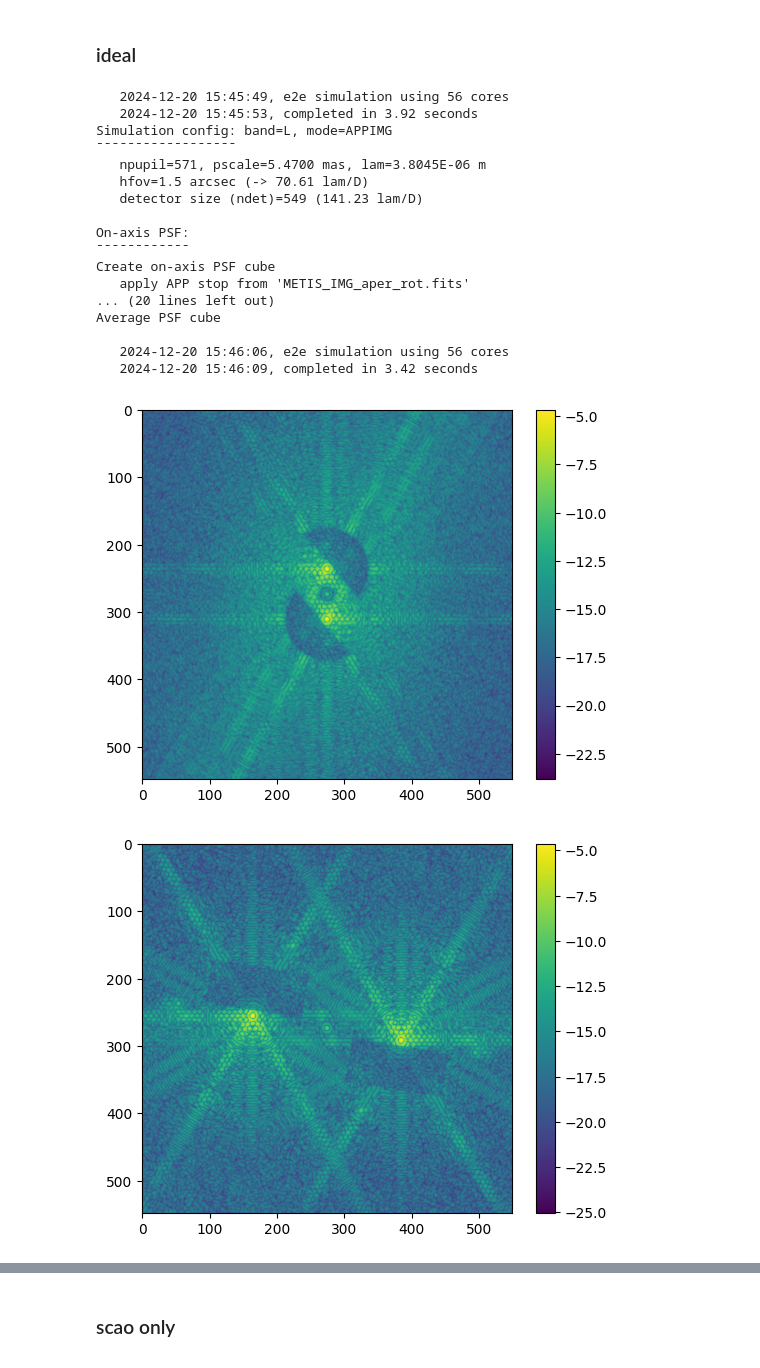
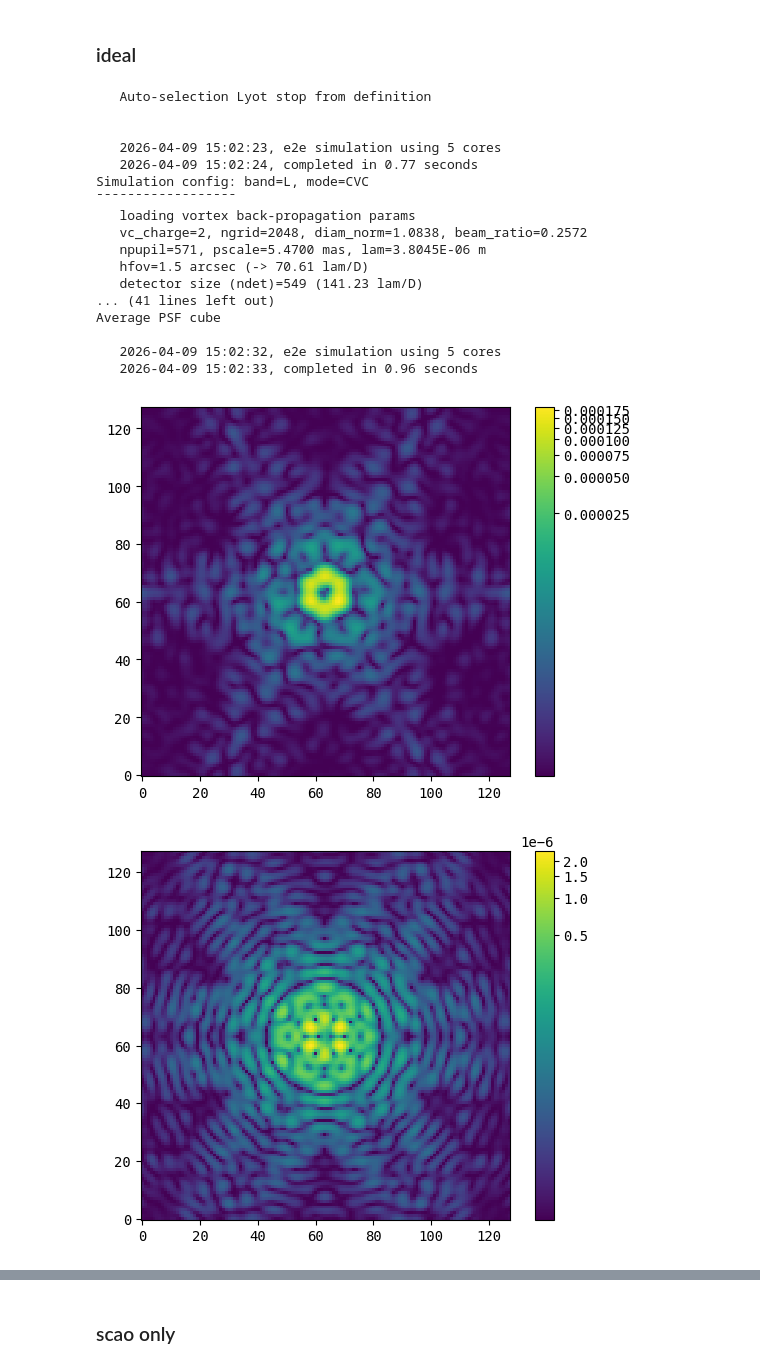
Before and after one commit to vortex-exoplanet/HEEPS, a Jupyter notebook: notebooks/hci_modes/long_exposure_psf.ipynb, the cells around one changed output, grey strips where cells are left out. Cells and saved outputs as stored; diff of their text form; code cells hidden in the pictures.

Commit message:
Update long exposure psf notebook

```diff
--- a/notebooks/hci_modes/long_exposure_psf.ipynb
+++ b/notebooks/hci_modes/long_exposure_psf.ipynb
@@ -8,10 +11,13 @@ import os.path
 # %%
 conf = dict(
-    dirout_root = 'output_files_oab',
+    dir_current = '$HOME/workspace/heeps_metis/',
+    dir_output = 'output_files',
     band = 'L',
     apo_drift = 0.02, # (% ptv)
     f_amp = 'wavefront/cbw/20221006/talbot/LM_rep_6_-0h30.fits',
+    # f_amp = 'wavefront/cbw/20260127/talbot/L_rep_1.fits',
     avg = True,
     hfov = 1.5,
     ngrid = 2048,
+    cpu_count=5
 )
@@ -70,31 +134,35 @@ def get_psfs(conf, outdir='', case='scao_only', modes=['APPIMG', 'APPLMS'], verb
 # %%
 conf.update(
     nframes_avg = 1,
-    f_pupil = 'pupil/ELT_fullM1_nov2024.fits',
+    nframes=1,
+    # f_pupil = 'pupil/ELT_fullM1_nov2024.fits',
     add_phase = False,
     add_apo_drift = False,
     add_amp = False,
     add_cl_vort = False,
 
 )
-get_psfs(conf, outdir='long_exp/ideal')
+get_psfs(conf, outdir='long_exp/ideal',
+         modes=['CVC', 'RAVC', 'APPIMG'],
+         ndet=128,
+         savefits=True)
 # %% [output]
-   2024-12-20 15:45:49, e2e simulation using 56 cores
-   2024-12-20 15:45:53, completed in 3.92 seconds
-Simulation config: band=L, mode=APPIMG
+   Auto-selection Lyot stop from definition
+
+
+   2026-04-09 15:02:23, e2e simulation using 5 cores
+   2026-04-09 15:02:24, completed in 0.77 seconds
+Simulation config: band=L, mode=CVC
 ‾‾‾‾‾‾‾‾‾‾‾‾‾‾‾‾‾‾
+   loading vortex back-propagation params
+   vc_charge=2, ngrid=2048, diam_norm=1.0838, beam_ratio=0.2572
    npupil=571, pscale=5.4700 mas, lam=3.8045E-06 m
    hfov=1.5 arcsec (-> 70.61 lam/D)
    detector size (ndet)=549 (141.23 lam/D)
-
-On-axis PSF:
-‾‾‾‾‾‾‾‾‾‾‾‾
-Create on-axis PSF cube
-   apply APP stop from 'METIS_IMG_aper_rot.fits'
-... (20 lines left out)
+... (41 lines left out)
 Average PSF cube
 
-   2024-12-20 15:46:06, e2e simulation using 56 cores
-   2024-12-20 15:46:09, completed in 3.42 seconds
+   2026-04-09 15:02:32, e2e simulation using 5 cores
+   2026-04-09 15:02:33, completed in 0.96 seconds
-[figure, old version]
+[figure, new version]
-[figure, old version]
+[figure, new version]
```
Also changed, not shown: parts of 8 cells of this notebook.
